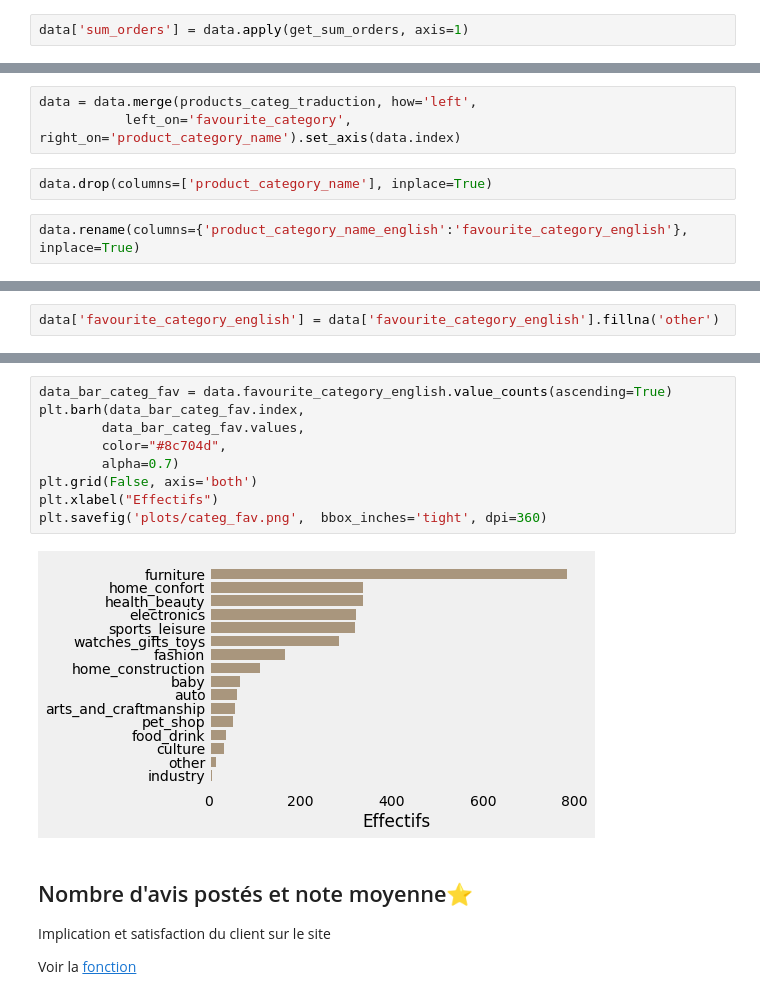
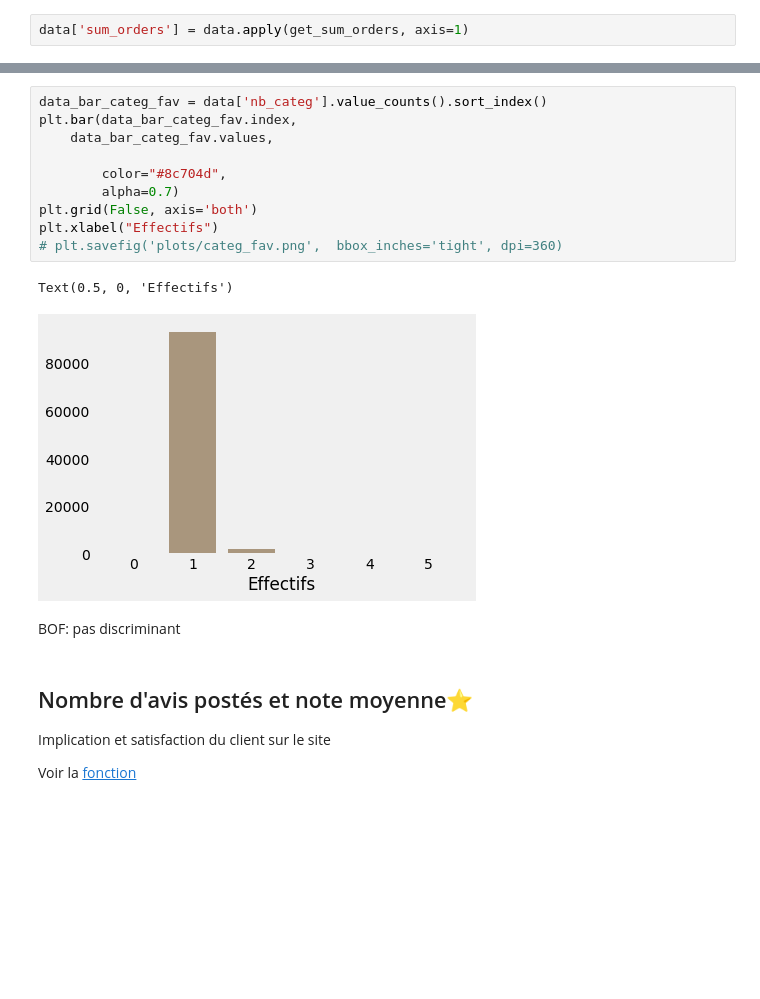
Before and after one commit to khub41/OC_P05, a Jupyter notebook: analyse_exploratoire.ipynb, the cells around one changed output, grey strips where cells are left out. Cells and saved outputs as stored; diff of their text form; blank space fills up the shorter version.

```diff
--- a/analyse_exploratoire.ipynb
+++ b/analyse_exploratoire.ipynb
@@ -516,7 +513,0 @@ Name: favourite_category, dtype: int64
-# %%
-data = data.merge(products_categ_traduction, how='left',
-           left_on='favourite_category', right_on='product_category_name').set_axis(data.index)
-# %%
-data.drop(columns=['product_category_name'], inplace=True)
-# %%
-data.rename(columns={'product_category_name_english':'favourite_category_english'}, inplace=True)
@@ -651,2 +513,0 @@ fashion et health_beauty
-# %%
-data['favourite_category_english'] = data['favourite_category_english'].fillna('other')
@@ -679,14 +514,18 @@ Name: favourite_category_english, dtype: int64
 # %%
-data_bar_categ_fav = data.favourite_category_english.value_counts(ascending=True)
-plt.barh(data_bar_categ_fav.index,
-        data_bar_categ_fav.values,
+data_bar_categ_fav = data['nb_categ'].value_counts().sort_index()
+plt.bar(data_bar_categ_fav.index,
+    data_bar_categ_fav.values,
+
         color="#8c704d",
         alpha=0.7)
 plt.grid(False, axis='both')
 plt.xlabel("Effectifs")
-plt.savefig('plots/categ_fav.png',  bbox_inches='tight', dpi=360)
+# plt.savefig('plots/categ_fav.png',  bbox_inches='tight', dpi=360)
 # %% [output]
+Text(0.5, 0, 'Effectifs')
-[figure, old version]
+[figure, new version]
+# %% [markdown]
+BOF: pas discriminant
 # %% [markdown]
 <a id='reviews'></a>
 ## Nombre d'avis postés et note moyenne⭐
```
Also changed, not shown: parts of 56 cells of this notebook.
